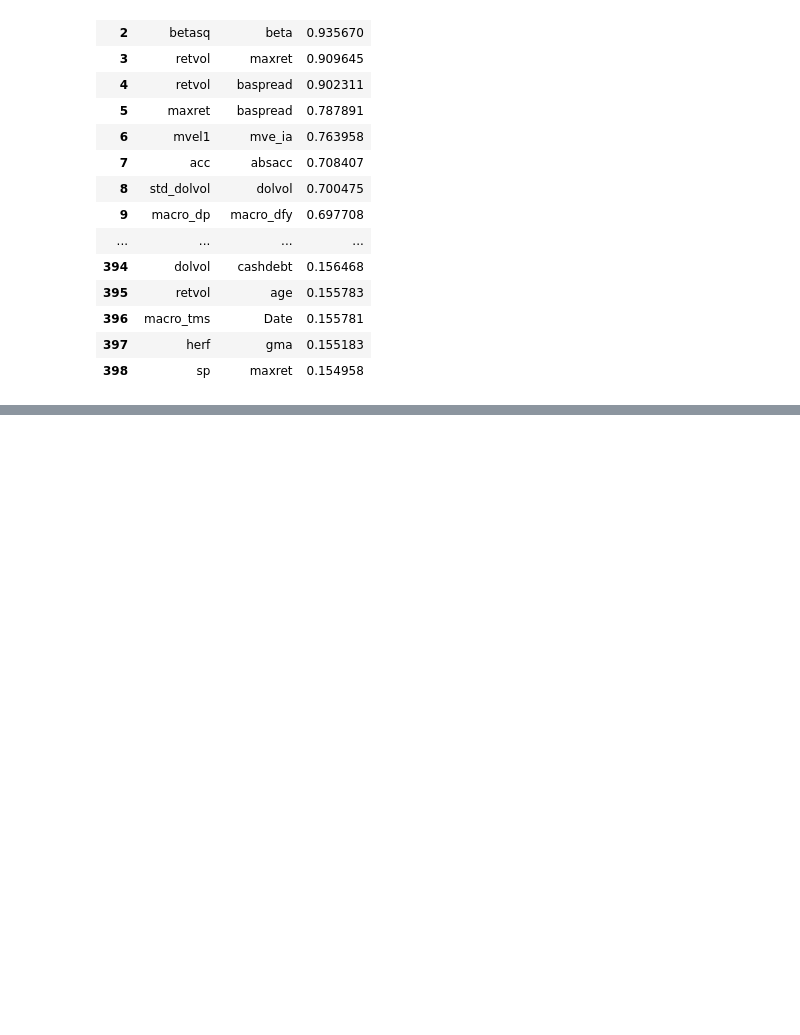
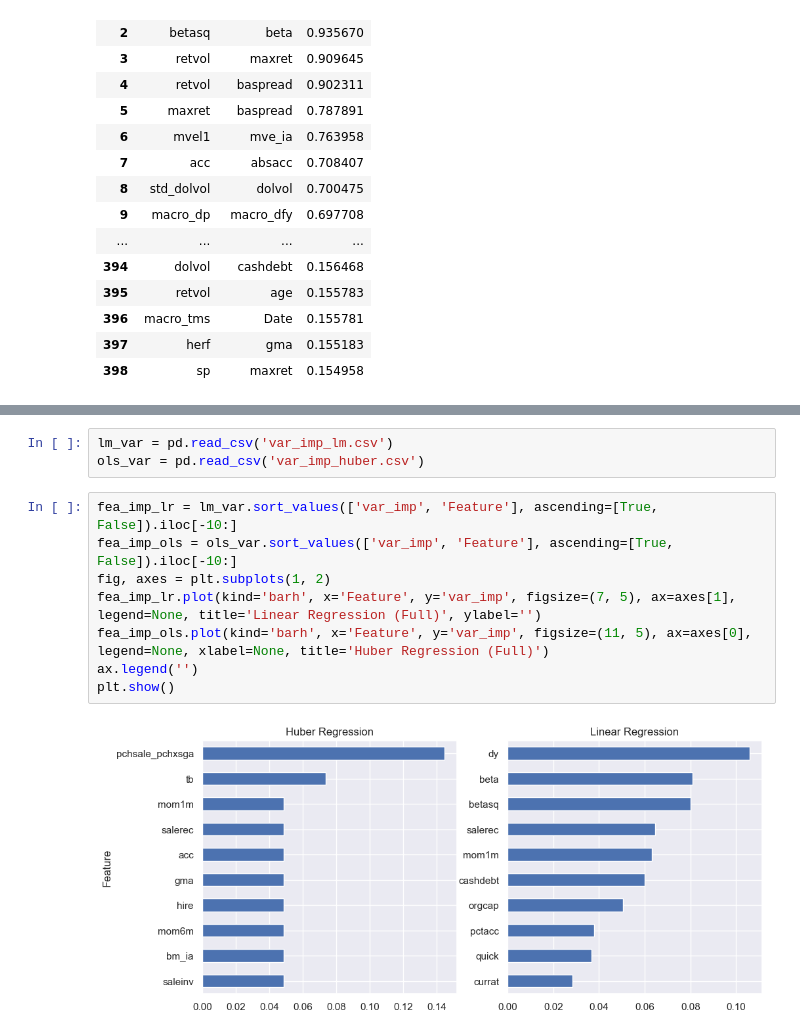
Before and after one commit to KidQuant/Taming-The-Factor-Zoo, a Jupyter notebook: 3_EDA.ipynb, the cells around one changed output, grey strips where cells are left out. Cells and saved outputs as stored; diff of their text form; blank space fills up the shorter version.

```diff
--- a/3_EDA.ipynb
+++ b/3_EDA.ipynb
@@ -180,0 +281,13 @@ so
+# %%
+lm_var = pd.read_csv('var_imp_lm.csv')
+ols_var = pd.read_csv('var_imp_huber.csv')
+# %%
+fea_imp_lr = lm_var.sort_values(['var_imp', 'Feature'], ascending=[True, False]).iloc[-10:]
+fea_imp_ols = ols_var.sort_values(['var_imp', 'Feature'], ascending=[True, False]).iloc[-10:]
+fig, axes = plt.subplots(1, 2)
+fea_imp_lr.plot(kind='barh', x='Feature', y='var_imp', figsize=(7, 5), ax=axes[1], legend=None, title='Linear Regression (Full)', ylabel='')
+fea_imp_ols.plot(kind='barh', x='Feature', y='var_imp', figsize=(11, 5), ax=axes[0], legend=None, xlabel=None, title='Huber Regression (Full)')
+ax.legend('')
+plt.show()
+# %% [output]
+[figure, added]
```
Also changed, not shown: parts of 18 cells of this notebook.
